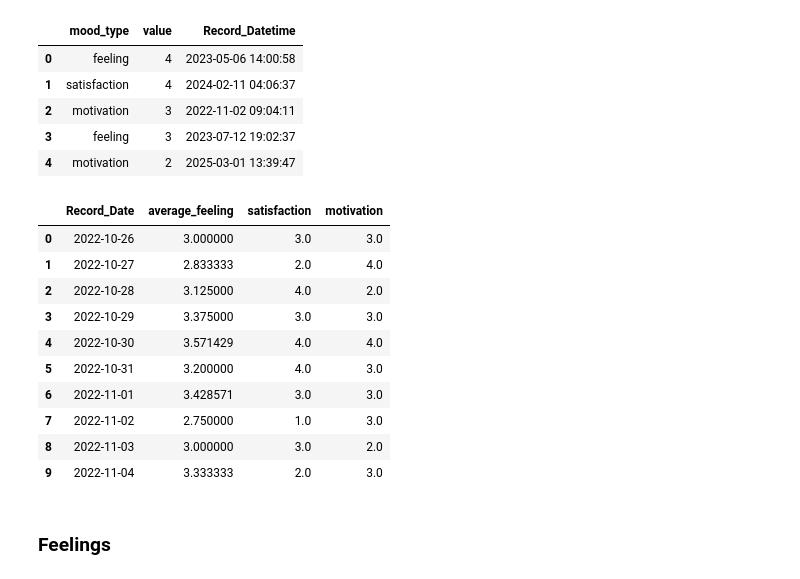
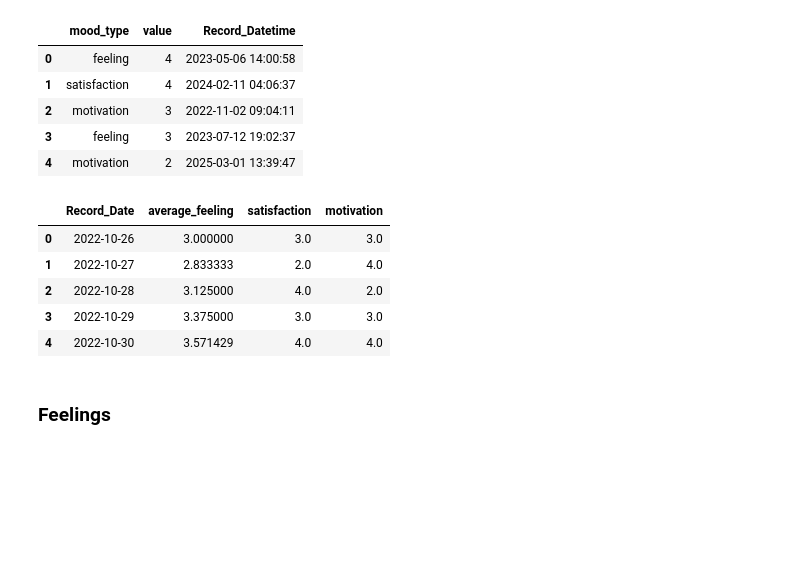
Before and after one commit to kaley-neufeld/Mental-Health-Project, a Jupyter notebook: pipeline.ipynb, the cells around one changed output. Drawn from its saved outputs; the diff is of its cells as text; code cells hidden in the pictures; blank space fills up the shorter version.

```diff
--- a/pipeline.ipynb
+++ b/pipeline.ipynb
@@ -82,19 +83,14 @@ mood_df.index.name = 'Record_Date'
 mood_df = mood_df.reset_index()
 mood_df = mood_df.rename(columns={'feeling':'average_feeling'})
 # %%
-mood_df.head(10)
+mood_df.head()
 # %% [output]
 |  | Record_Date | average_feeling | satisfaction | motivation |
 | 0 | 2022-10-26 | 3.000000 | 3.0 | 3.0 |
 | 1 | 2022-10-27 | 2.833333 | 2.0 | 4.0 |
 | 2 | 2022-10-28 | 3.125000 | 4.0 | 2.0 |
 | 3 | 2022-10-29 | 3.375000 | 3.0 | 3.0 |
 | 4 | 2022-10-30 | 3.571429 | 4.0 | 4.0 |
-| 5 | 2022-10-31 | 3.200000 | 4.0 | 3.0 |
-| 6 | 2022-11-01 | 3.428571 | 3.0 | 3.0 |
-| 7 | 2022-11-02 | 2.750000 | 1.0 | 3.0 |
-| 8 | 2022-11-03 | 3.000000 | 3.0 | 2.0 |
-| 9 | 2022-11-04 | 3.333333 | 2.0 | 3.0 |
 # %% [markdown]
 ### Feelings
 # %%
```
Also changed, not shown: parts of 19 cells of this notebook.
